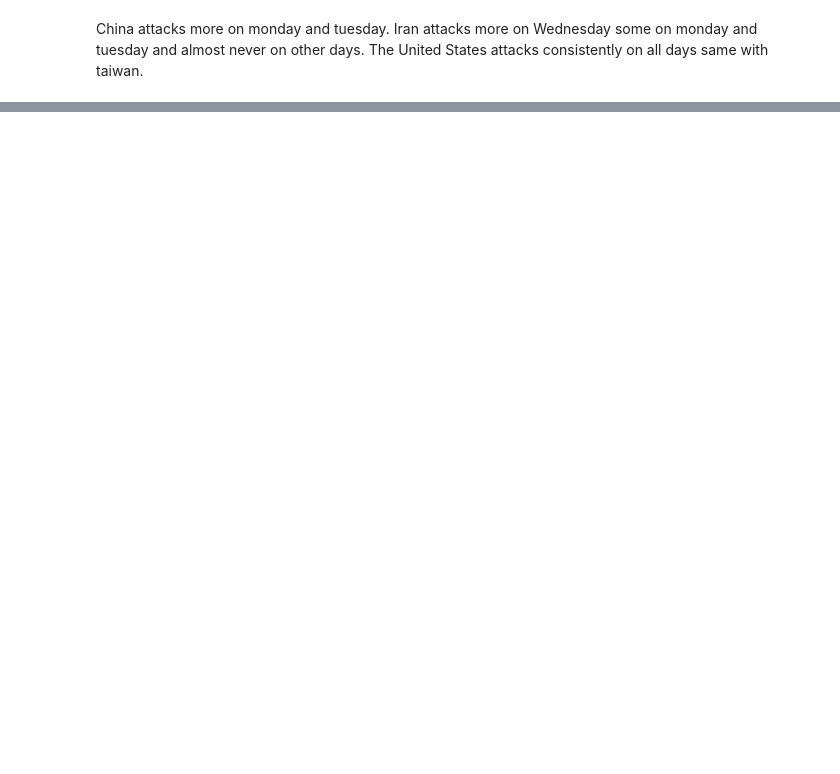
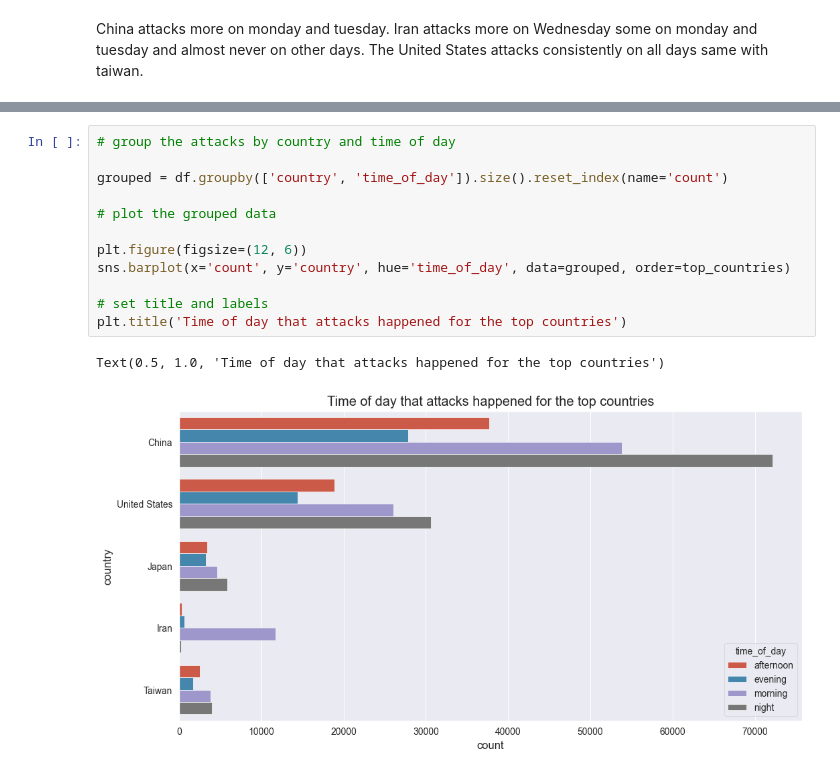
Before and after one commit to RamonM1/Cybersecurity-Intrusion-Analysis, a Jupyter notebook: 01-EDA.ipynb, the cells around one changed output, grey strips where cells are left out. Saved outputs shown, nothing was run; the diff lists cells and outputs as text; blank space fills up the shorter version.

```diff
--- a/01-EDA.ipynb
+++ b/01-EDA.ipynb
@@ -92,0 +118,15 @@ China attacks more on monday and tuesday. Iran attacks more on Wednesday some on
+# %%
+# group the attacks by country and time of day
+
+grouped = df.groupby(['country', 'time_of_day']).size().reset_index(name='count')
+
+# plot the grouped data
+
+plt.figure(figsize=(12, 6))
+sns.barplot(x='count', y='country', hue='time_of_day', data=grouped, order=top_countries)
+
+# set title and labels
+plt.title('Time of day that attacks happened for the top countries')
+# %% [output]
+Text(0.5, 1.0, 'Time of day that attacks happened for the top countries')
+[figure, added]
```
Also changed, not shown: parts of 5 cells of this notebook, 1 other file.
